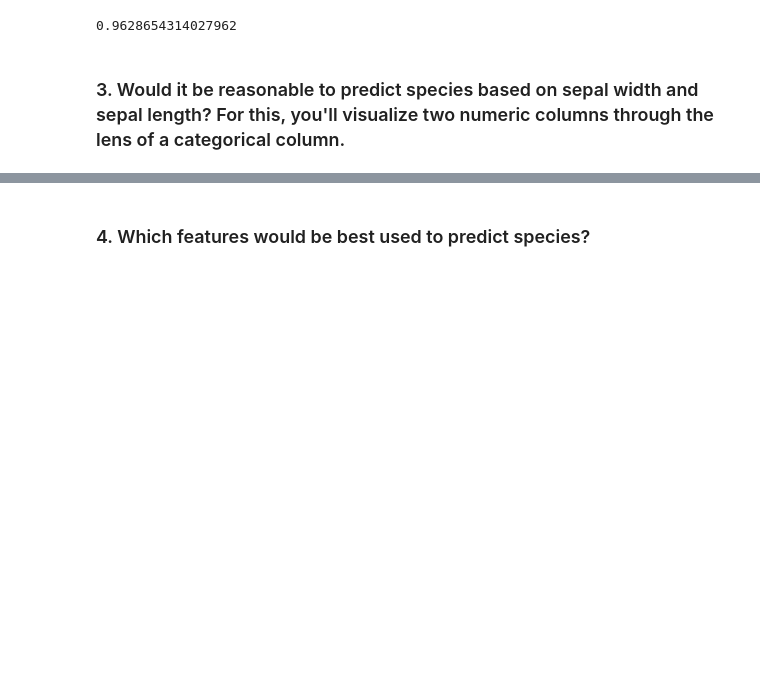
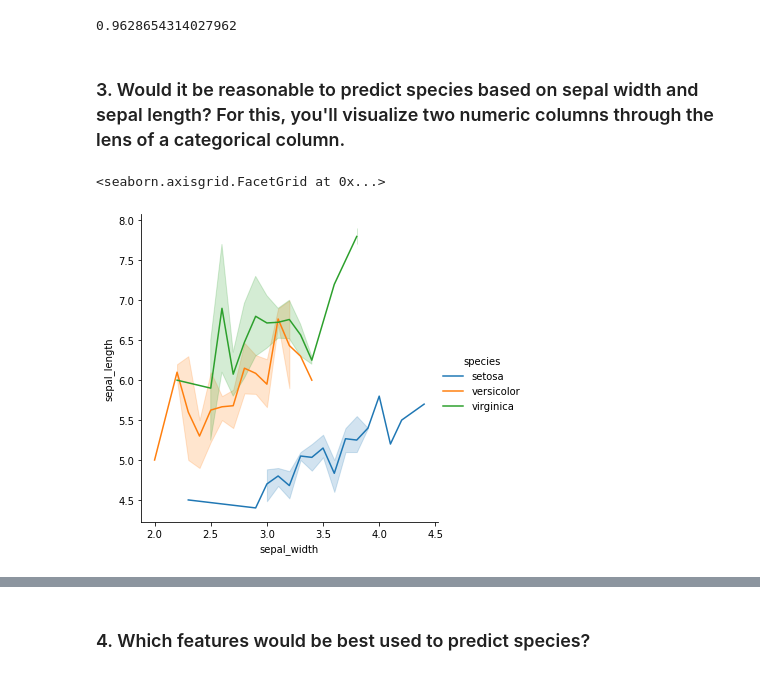
Before and after one commit to greg-maggard/numpy_pandas_visualization_exercises, a Jupyter notebook: seaborn_exercises.ipynb, the cells around one changed output, grey strips where cells are left out. Saved outputs shown, nothing was run; the diff lists cells and outputs as text; code cells hidden in the pictures; blank space fills up the shorter version.

Commit message:
Completed more of the seaborn exercises.

```diff
--- a/seaborn_exercises.ipynb
+++ b/seaborn_exercises.ipynb
@@ -62,3 +62,12 @@ iris.petal_length.corr(iris.petal_width)
 0.9628654314027962
 # %% [markdown]
 ### 3. Would it be reasonable to predict species based on sepal width and sepal length? For this, you'll visualize two numeric columns through the lens of a categorical column.
+# %%
+sns.relplot(data = iris, x = 'sepal_width', y = 'sepal_length', hue = 'species', kind = 'line',
+            #col = 'species'
+           )
+
+#It seems like these would be decent predictors of species. Setosa would be very easy to distinguish, while versicolor and virginica do have some possible overlap, but are mostly separate.
+# %% [output]
+<seaborn.axisgrid.FacetGrid at 0x...>
+[figure, added]
```
Also changed, not shown: parts of 12 cells of this notebook.
